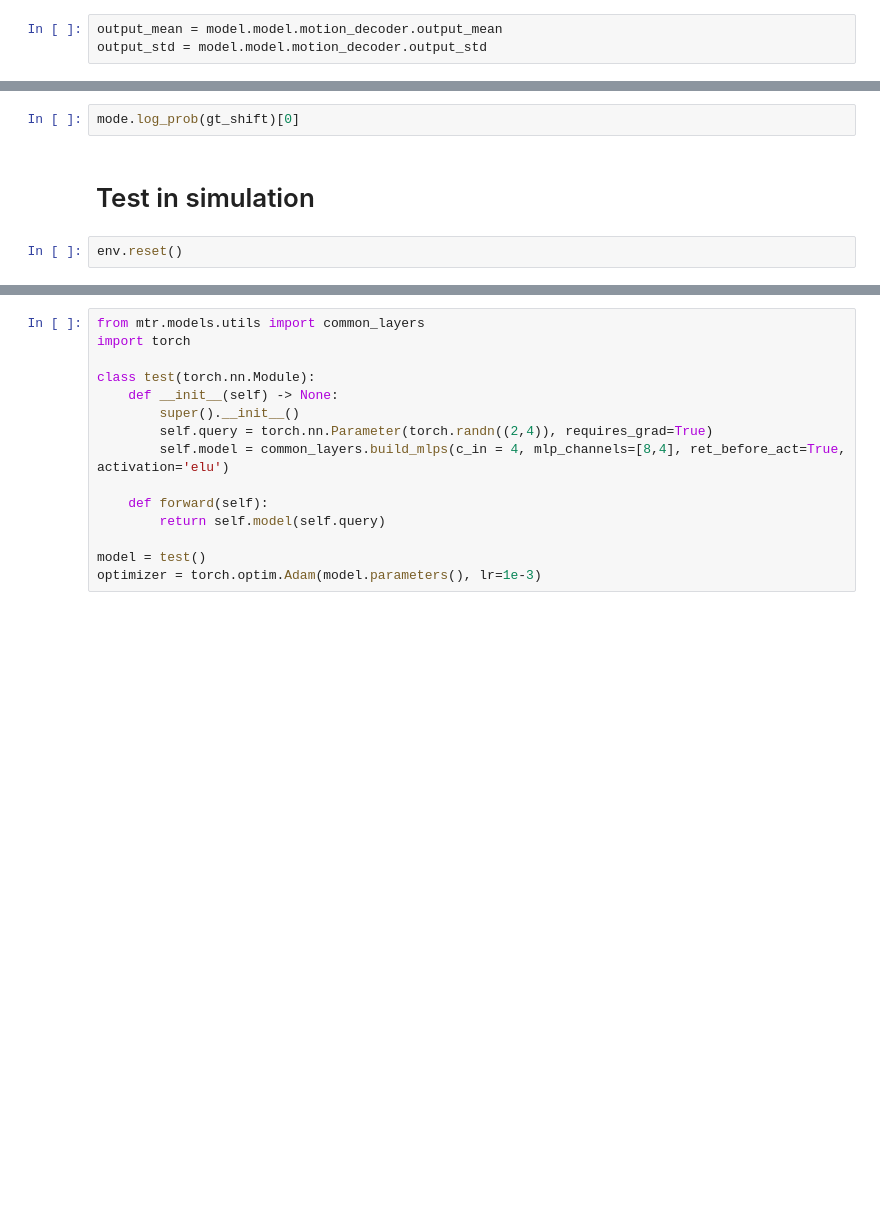
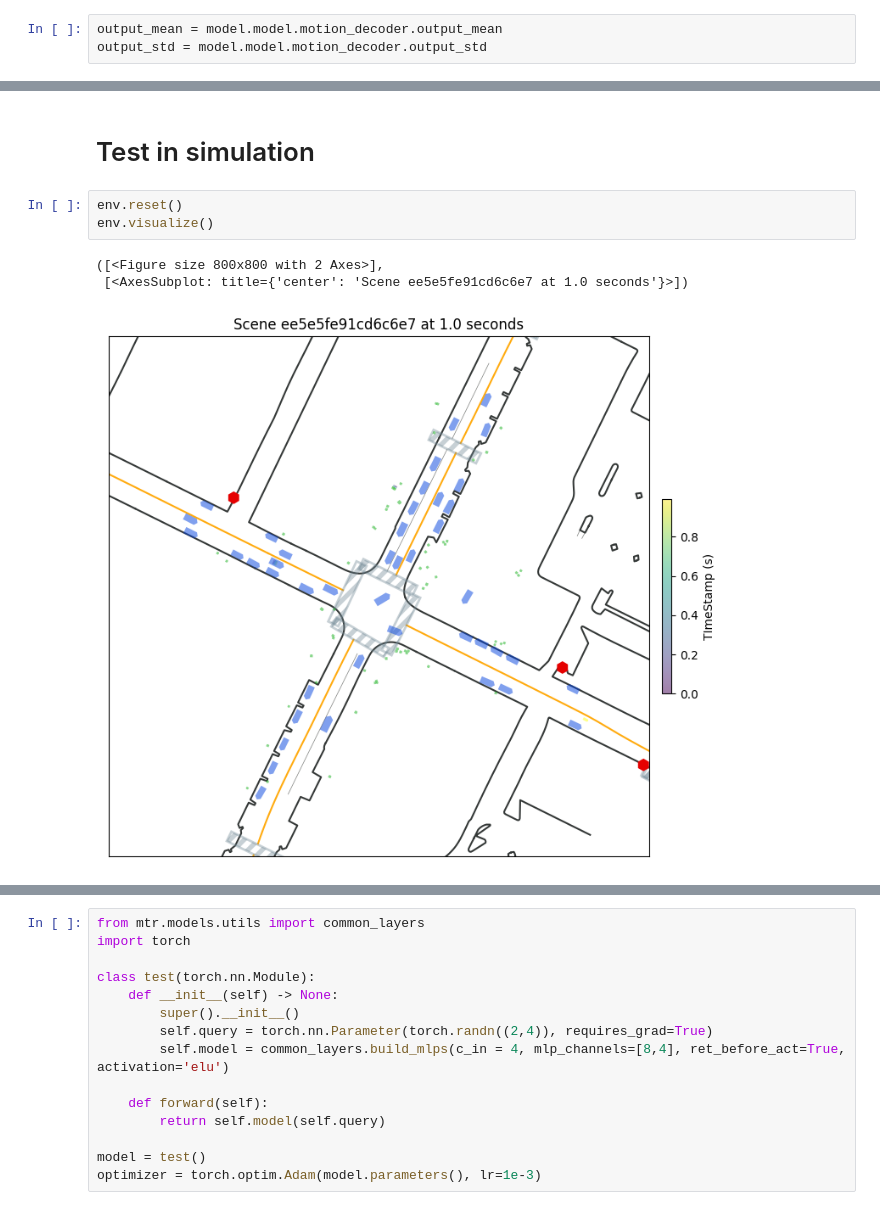
Before and after one commit to zzx9636/MTR, a Jupyter notebook: test_bc.ipynb, the cells around one changed output, grey strips where cells are left out. Cells and saved outputs as stored; diff of their text form; blank space fills up the shorter version.

```diff
--- a/test_bc.ipynb
+++ b/test_bc.ipynb
@@ -62,7 +85,10 @@ mode, mix, gmm, sample = model.sample(data_batch)
-# %%
-mode.log_prob(gt_shift)[0]
 # %% [markdown]
 # Test in simulation
 # %%
 env.reset()
+env.visualize()
+# %% [output]
+([<Figure size 800x800 with 2 Axes>],
+ [<AxesSubplot: title={'center': 'Scene ee5e5fe91cd6c6e7 at 1.0 seconds'}>])
+[figure, added]
 # %%
```
Also changed, not shown: parts of 11 cells of this notebook, 10 other files.
